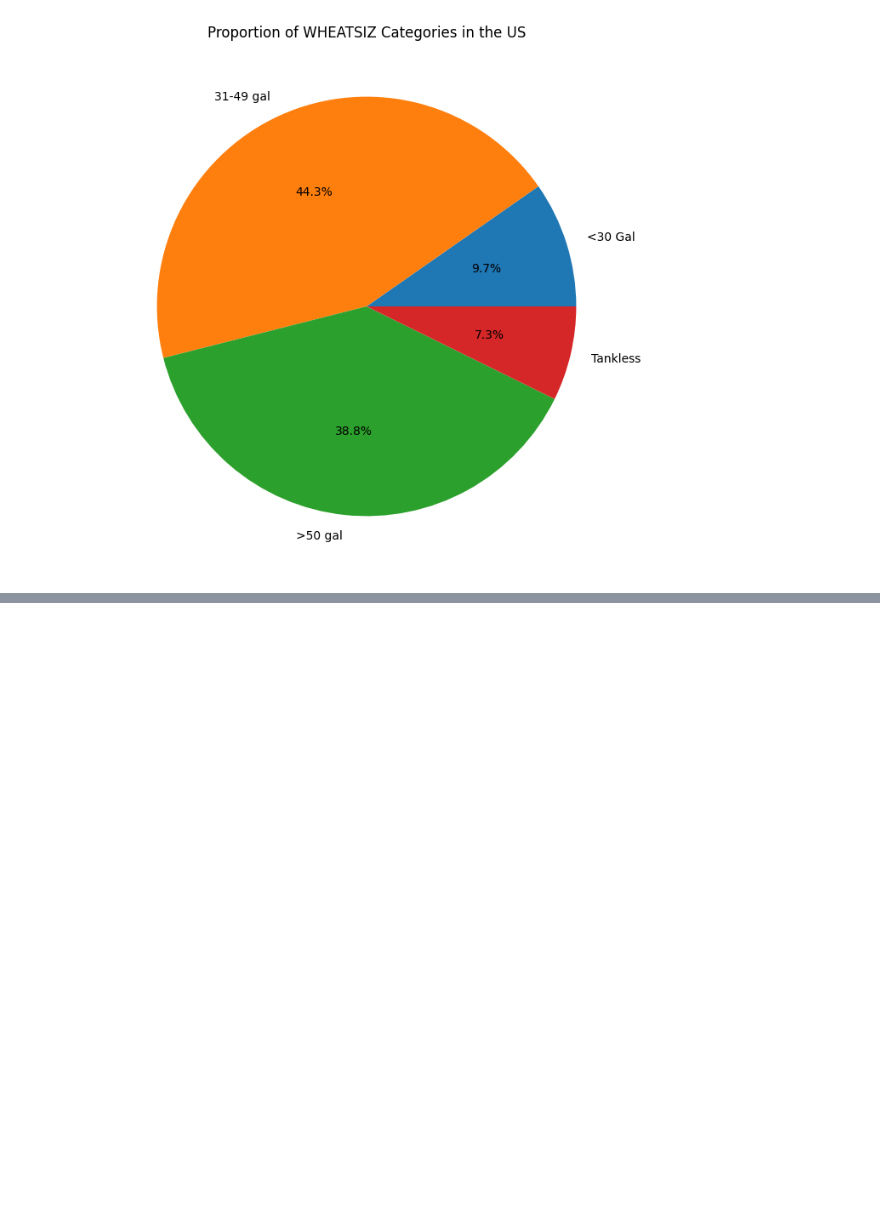
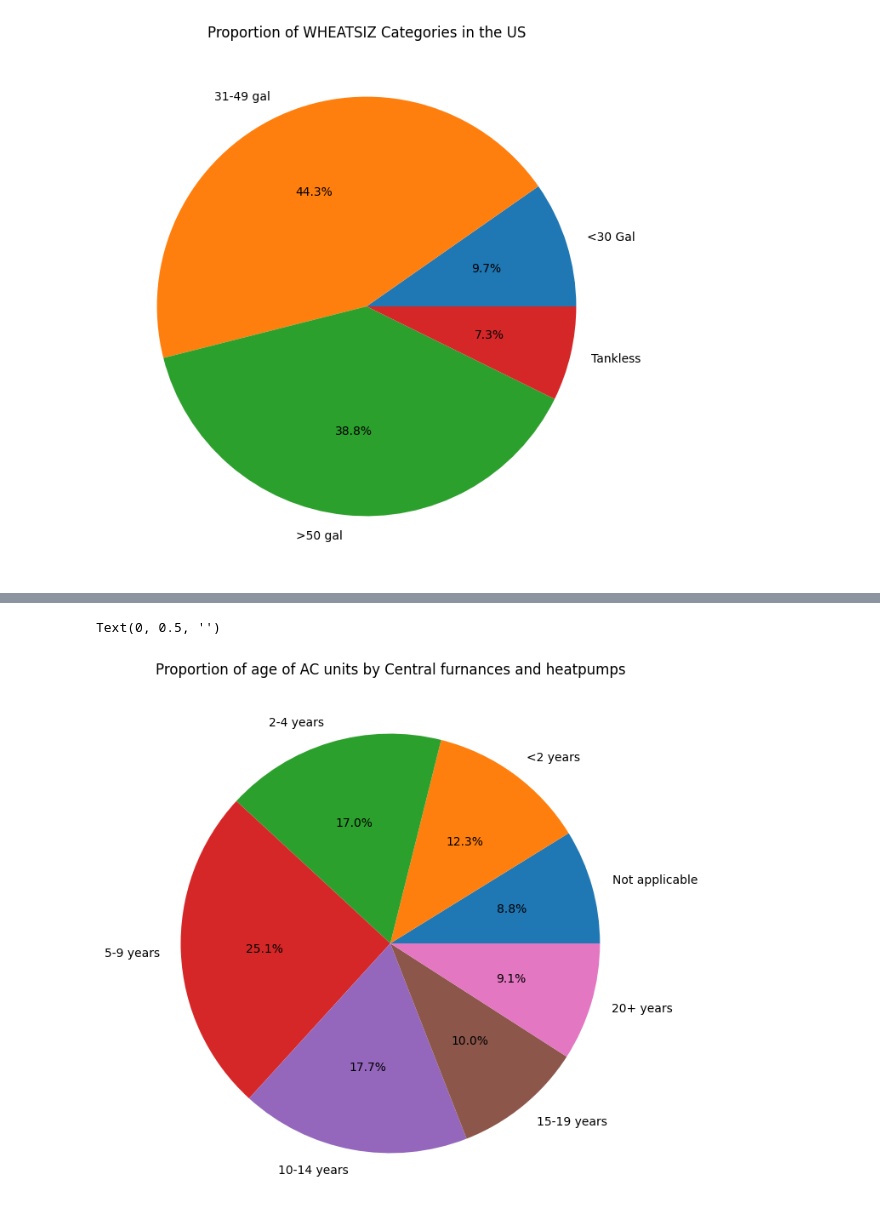
Before and after one commit to JadenFaste/AHRIData, a Jupyter notebook: AHRIAnalysis_V02.ipynb, the cells around one changed output, grey strips where cells are left out. Saved outputs shown, nothing was run; the diff lists cells and outputs as text; code cells hidden in the pictures; blank space fills up the shorter version.

```diff
--- a/AHRIAnalysis_V02.ipynb
+++ b/AHRIAnalysis_V02.ipynb
@@ -486,0 +551,34 @@ Text(0, 0.5, '')
+# %%
+import pandas as pd
+import numpy as np
+import matplotlib.pyplot as plt
+
+filepath = 'https://raw.githubusercontent.com/JadenFaste/AHRIData/main/recs2020_public_v7.csv'
+df = pd.read_csv(filepath)
+
+# Calculate the counts for the whole dataset
+acequimp_counts = df['ACEQUIPAGE'].value_counts().sort_index()
+
+df_CAC = df[df['EQUIPM'].isin([3,4])]
+acequimp_counts_CAC = df_CAC['ACEQUIPAGE'].value_counts().sort_index()
+
+
+index_map = {
+    1: '<2 years',
+    2: '2-4 years',
+    3: '5-9 years',
+    4: '10-14 years',
+    5: '15-19 years',
+    6: '20+ years',
+    -2: 'Not applicable'
+}
+
+# Replace the index values with the new labels
+acequimp_counts.index = acequimp_counts.index.map(index_map)
+acequimp_counts_CAC.index = acequimp_counts_CAC.index.map(index_map)
+
+pie_chart = acequimp_counts_CAC.plot(kind='pie', title='Proportion of age of AC units by Central furnances and heatpumps', figsize=(8, 8), autopct='%1.1f%%')
+pie_chart.set_ylabel('')
+# %% [output]
+Text(0, 0.5, '')
+[figure, added]
```
Also changed, not shown: parts of 2 cells of this notebook.
